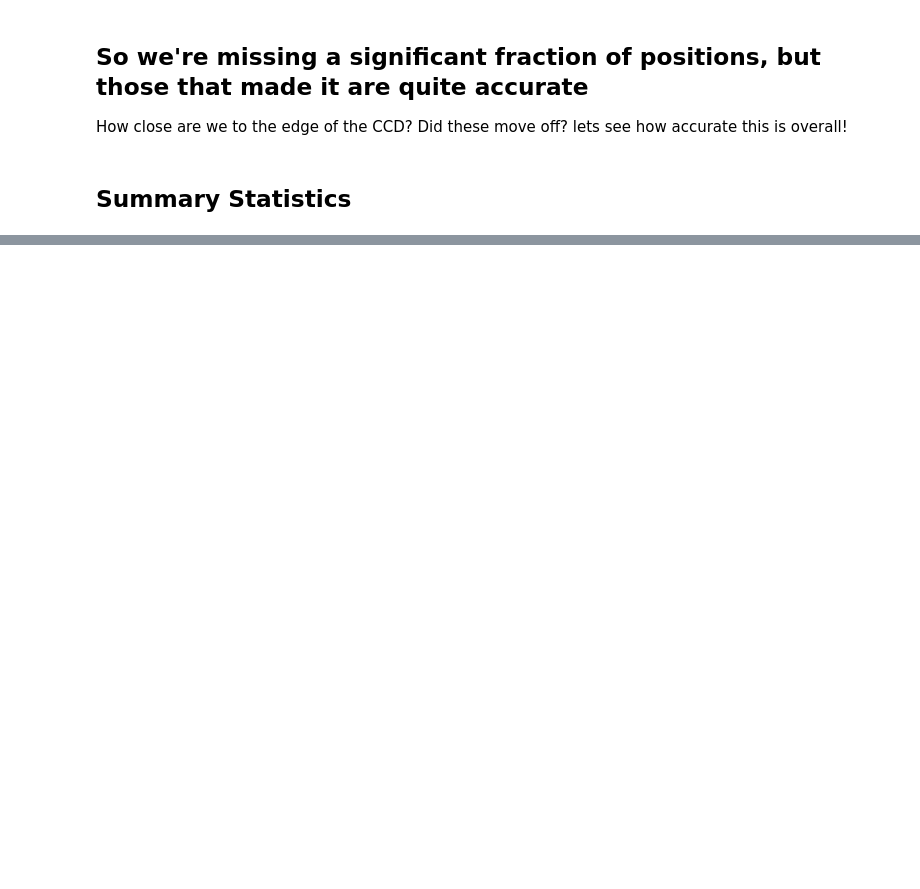
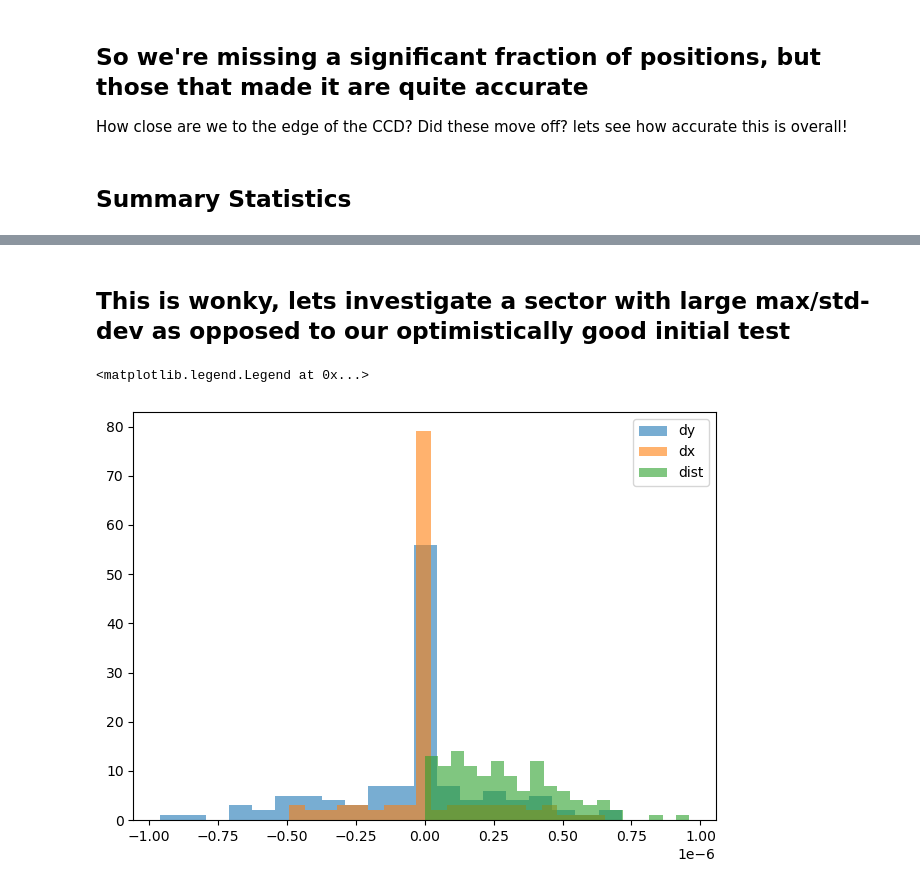
Before and after one commit to tylerapritchard/TESSPoint_CreateTestFiles, a Jupyter notebook: TESSPoint_CreateTestFiles.ipynb, the cells around one changed output, grey strips where cells are left out. Saved outputs shown, nothing was run; the diff lists cells and outputs as text; code cells hidden in the pictures; blank space fills up the shorter version.

```diff
--- a/TESSPoint_CreateTestFiles.ipynb
+++ b/TESSPoint_CreateTestFiles.ipynb
@@ -177 +218,7 @@ def calc_deviation_scc(SectorCameraCCD):
     return len(idx),np.median(dx), np.max(dx), np.std(dx), np.median(dy), np.max(dy), np.std(dy), Sector, Camera, CCD
+# %%
+Sector=1
+Camera=1
+CCD=1
+pixfile="testfiles/TEST_radec2pix_Sec{:02d}_Cam{}_CCD{}_stars2px.dat".format(Sector,Camera,CCD)
+print(pixfile)
@@ -244 +300,29 @@ results_df
 1088 rows × 10 columns
+# %% [markdown]
+## This is wonky, lets investigate a sector with large max/std-dev as opposed to our optimistically good initial test
+# %%
+def get_pointings_deviation(SectorCameraCCD):
+    Sector, Camera, CCD = SectorCameraCCD
+    pixfile="testfiles/TEST_radec2pix_Sec{:02d}_Cam{}_CCD{}_stars2px.dat".format(Sector,Camera,CCD)
+    footprint_file='footprint_input.dat'
+
+    footprint_df=pd.read_csv(footprint_file,delimiter=' ',names=['tic','x','y'],index_col=False)
+    final_df=pd.read_csv(pixfile,names=['tic','ra','dec','el','ela','s','c','ccd','x','y','edge'],
+                         index_col=0, skiprows=16,delimiter="|" )
+
+    idx = final_df.index.intersection(footprint_df.index)
+    dx=final_df.loc[idx, 'x'] - footprint_df.loc[idx, 'x']
+    dy=final_df.loc[idx, 'y'] - footprint_df.loc[idx, 'y']
+    return dx, dy
+
+dx, dy  = get_pointings_deviation((1,0,0))
+dist = (dx**2 + dy**2)**0.5
+
+fig, ax = plt.subplots(1, 1, sharey=True, tight_layout=True)
+ax.hist(dx,bins=20,label='dy',alpha=0.6)
+ax.hist(dy,bins=20, label='dx',alpha=0.6)
+ax.hist(dist,label='dist',bins=20,alpha=0.6)
+plt.legend()
+# %% [output]
+<matplotlib.legend.Legend at 0x...>
+[figure, added]
```
Also changed, not shown: parts of 18 cells of this notebook, 1 other file.
